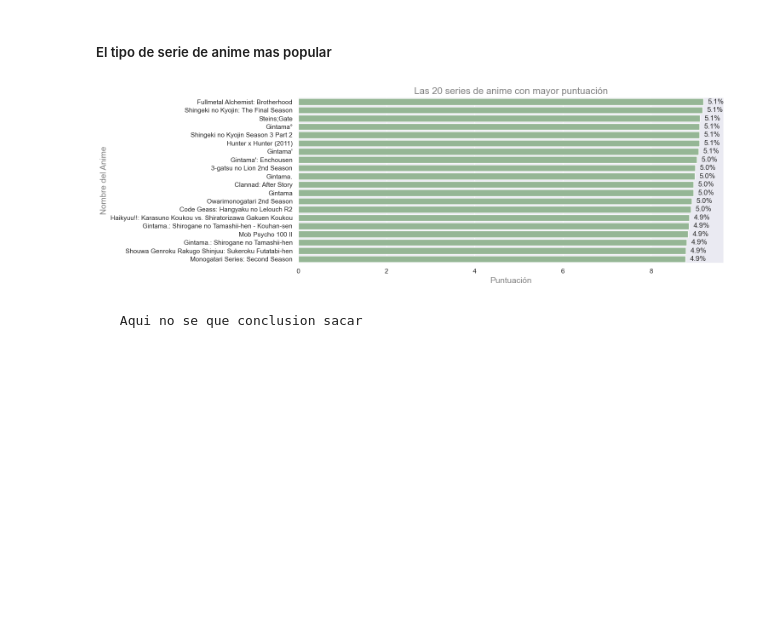
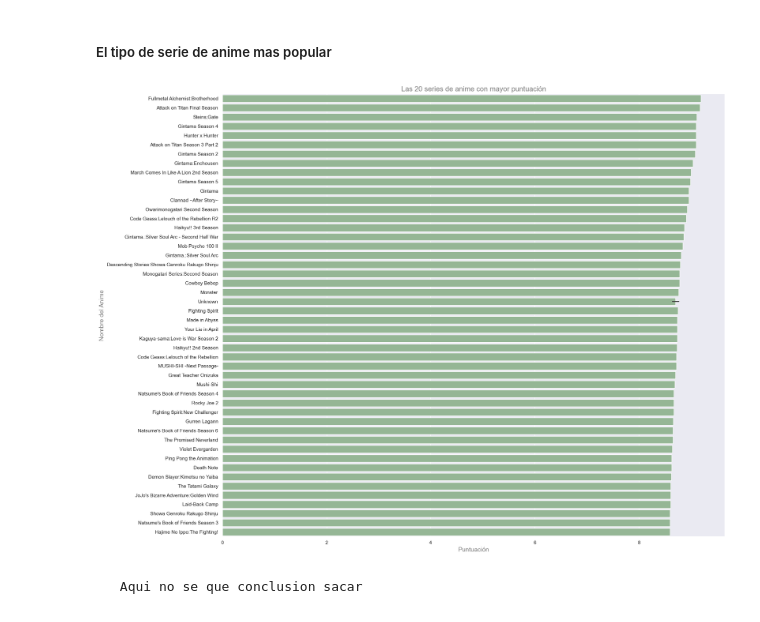
Before and after one commit to AmyGaarcia/DS_PT_09_2023, a Jupyter notebook: Data_Analysis/EDA/1-Definicion_EDA ANIME_no_terminado.ipynb, the cells around one changed output. Drawn from its saved outputs; the diff is of its cells as text; code cells hidden in the pictures; blank space fills up the shorter version.

```diff
--- a/Data_Analysis/EDA/1-Definicion_EDA ANIME_no_terminado.ipynb
+++ b/Data_Analysis/EDA/1-Definicion_EDA ANIME_no_terminado.ipynb
@@ -200,7 +200,7 @@ anime_copia[anime_copia.duplicated(subset='Name', keep=False)]
 ##### <span style="color:#76D7C4"> C1 - Eliminar columnas que no me interesan </span>
 # %%
 #BORRAR ESTAS COLUMNAS YA QUE DESDE MI PUNTO DE VISTA SON INNECESARIAS PARA EL ANALISIS QUE VOY A HACER
-anime_copia.drop(["English name","Japanese name", "sypnopsis", "On-Hold","anime_id"], axis=1, inplace=True)
+anime_copia.drop(["Japanese name", "sypnopsis", "On-Hold","anime_id"], axis=1, inplace=True)
 # %%
 #COMPROBAR SI SE HAN ELIMINADO CORRECTAMENTE
 anime_copia.head(1)
@@ -481,0 +505,20 @@ array(['Bandai Visual', 'Sunrise, Bandai Visual', 'Victor Entertainment',
+# %%
+regex_min = r"(\d+)\s*(hr|min|sec)"
+
+def minutos(matches_list):
+    total_minutes = 0
+    for match in matches_list:
+        value, unit = match
+        value = int(value)
+        if unit == "hr":
+            total_minutes += value * 60
+        elif unit == "min":
+            total_minutes += value
+        elif unit == "sec":
+            total_minutes += value / 60
+    return round(total_minutes)
+
+anime_copia["Duration_min"] = anime_copia["Duration"].str.findall(regex_min).apply(minutos)
+
+
+anime_copia
@@ -481,0 +539,5 @@ array(['Bandai Visual', 'Sunrise, Bandai Visual', 'Victor Entertainment',
+# %%
+anime_copia.drop(columns=["Duration"], inplace=True)
+
+duracion = anime_copia.pop("Duration_min")
+anime_copia.insert(7, "Duration_min", duracion)
@@ -741,24 +820,24 @@ plt.show()
 ##### El tipo de serie de anime mas popular
 # %%
 anime_tv = anime_copia[anime_copia["Type"] == "TV"]
-anime_tv = anime_tv.sort_values(by="Score", ascending=False).head(20)
+anime_tv = anime_tv.sort_values(by="Score", ascending=False).head(50)
 
-plt.figure(figsize=(15, 5))
+plt.figure(figsize=(20, 15))
 sns.set_style("darkgrid")
-sns.barplot(x="Score", y="Name", data=anime_tv, color= "#8FBC8F")
+sns.barplot(x="Score", y="English name", data=anime_tv, color= "#8FBC8F")
 plt.title("Las 20 series de anime con mayor puntuación", color="Grey", fontsize=16)
 plt.xlabel("Puntuación", color="Grey", fontsize=14)
 plt.ylabel("Nombre del Anime", color="Grey", fontsize=14)
 
 
 suma_score = anime_tv["Score"].sum()
 
 
 
 plt.tight_layout()
 plt.show()
 # %% [output]
-[figure, old version]
+[figure, new version]
 # %% [markdown]
      Aqui no se que conclusion sacar
 # %% [markdown]
```
Also changed, not shown: parts of 22 cells of this notebook.
